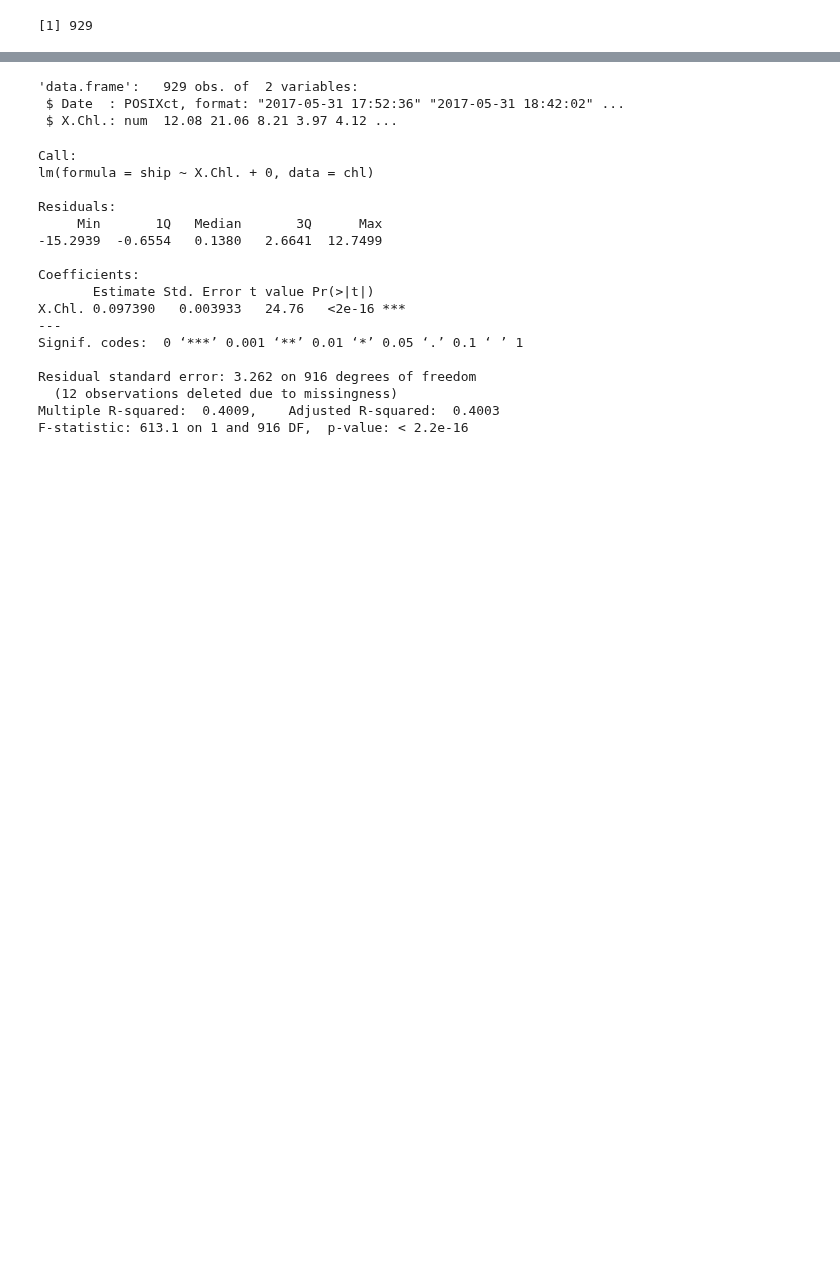
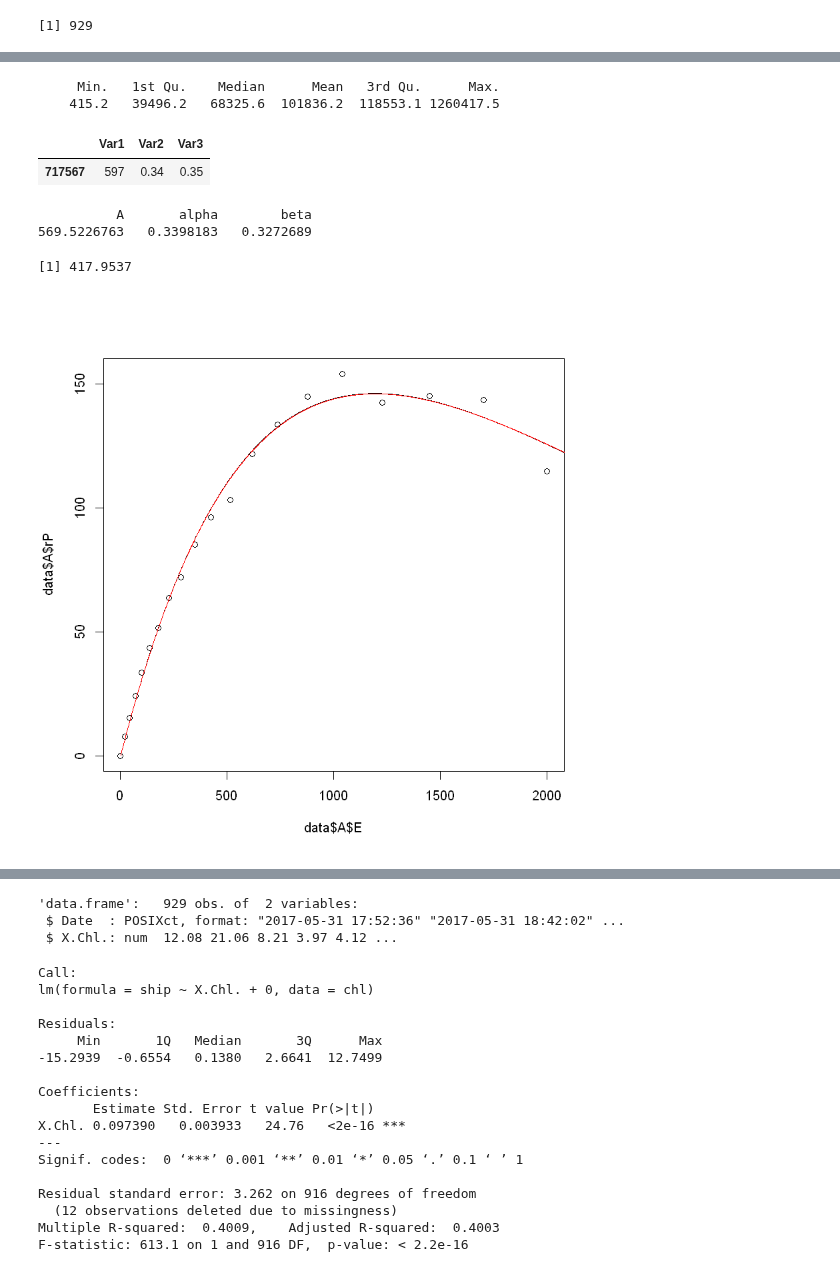
Before and after one commit to tbrycekelly/MIMS-TBK, a Jupyter notebook: Generate Input- FRRF.ipynb, the cells around one changed output, grey strips where cells are left out. Drawn from its saved outputs; the diff is of its cells as text; code cells hidden in the pictures; blank space fills up the shorter version.

```diff
--- a/Generate Input- FRRF.ipynb
+++ b/Generate Input- FRRF.ipynb
@@ -69,0 +73,46 @@ points(data$D$E, data$D$rP, pch = 16, col='dark green')
+# %%
+model = function(A, I, alpha, beta) {
+    A * (1 - exp(-alpha * I / A)) * exp(-beta * I / A)  ## Platt 1980
+}
+
+fit = function(coef, A.true, I) {
+    sum((A.true - model(coef[1], I, coef[2], coef[3]))^2)
+}
+# %%
+A = seq(400, 600, 1)
+alpha = seq(0, 1, 0.01)
+beta = seq(0, 1, 0.01)
+
+vals = expand.grid(A, alpha, beta)
+# %%
+results = apply(vals, 1, function (x) {fit(x, data$A$rP, data$A$E)})
+# %%
+summary(results)
+vals[which.min(results),]
+# %% [output]
+     Min.   1st Qu.    Median      Mean   3rd Qu.      Max.
+    415.2   39496.2   68325.6  101836.2  118553.1 1260417.5
+|  | Var1 | Var2 | Var3 |
+| 717567 | 597 | 0.34 | 0.35 |
+# %%
+fits = optim(par = list(A = 550, alpha = 0.4, beta = 0.01),
+             fn = fit, A.true = data$A$rP, I = data$A$E)
+# %%
+fits$par
+fits$value
+# %% [output]
+          A       alpha        beta
+569.5226763   0.3398183   0.3272689
+[1] 417.9537
+# %%
+plot(data$A$E, data$A$rP)
+x = c(1:1e4)
+lines(x, model(A = vals[which.min(results), 1], I = x,
+               alpha = vals[which.min(results),2],
+               beta = vals[which.min(results),3]))
+
+lines(x, model(A = fits$par[1], I = x,
+               alpha = fits$par[2],
+               beta = fits$par[3]), col='red')
+# %% [output]
+[figure, added]
```
Also changed, not shown: parts of 9 cells of this notebook, 24 other files.
